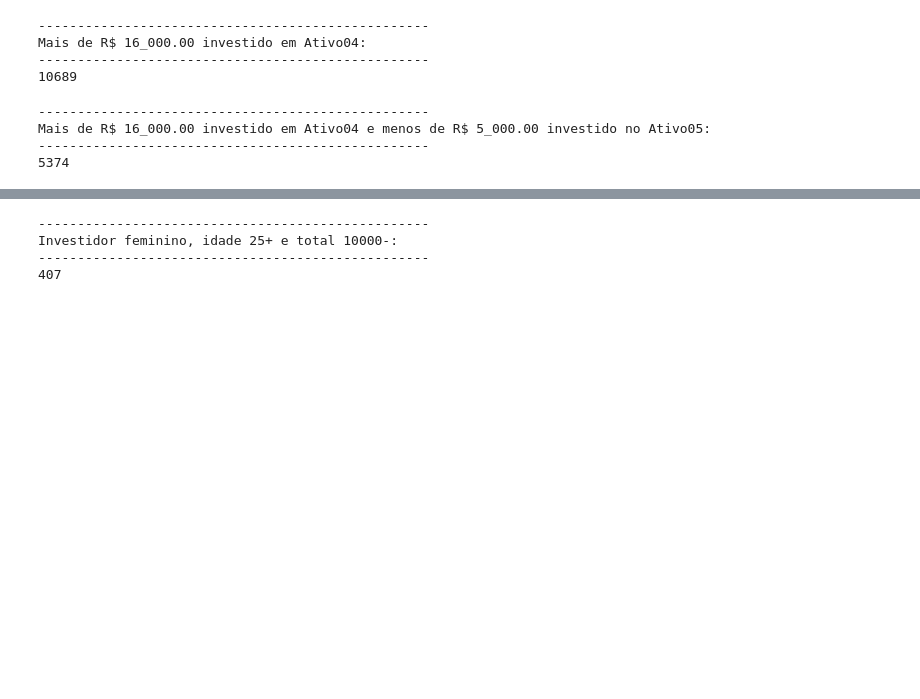
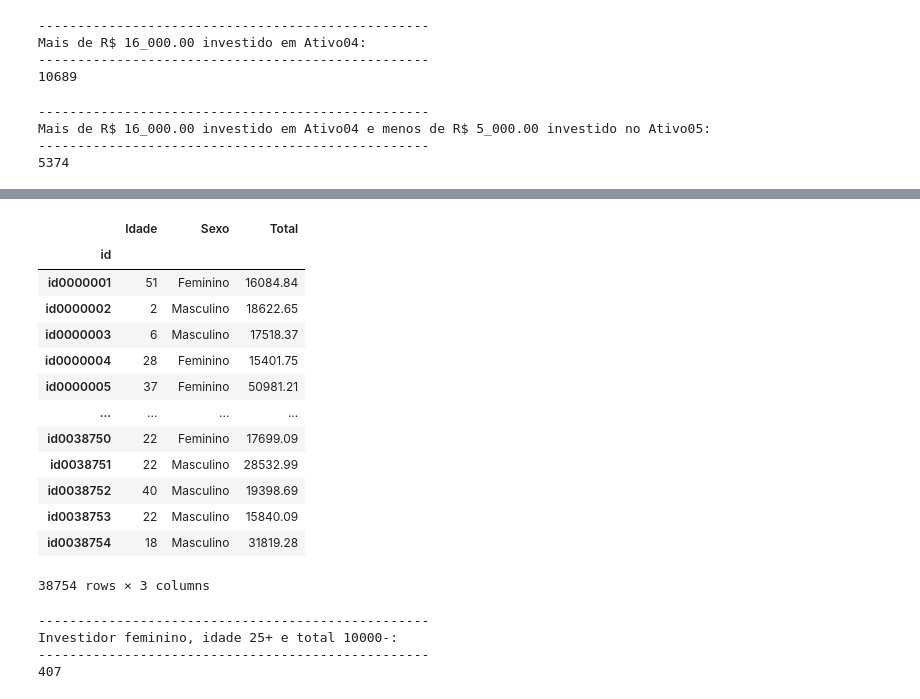
Before and after one commit to lvoltolini/970-lm-mod-III, a Jupyter notebook: Projeto Final/Proj_1_pandas_notebook.ipynb, the cells around one changed output, grey strips where cells are left out. Saved outputs shown, nothing was run; the diff lists cells and outputs as text; code cells hidden in the pictures; blank space fills up the shorter version.

```diff
--- a/Projeto Final/Proj_1_pandas_notebook.ipynb
+++ b/Projeto Final/Proj_1_pandas_notebook.ipynb
@@ -781,3 +798,22 @@ Mais de R$ 16_000.00 investido em Ativo04 e menos de R$ 5_000.00 investido no At
+# %%
+col_1 = ['Idade'] # Dados da df 'total_fixed'
+col_2 = ['Sexo', 'Total'] # Dados da df 'df'
+total_fixed[col_1].merge(df[col_2], left_index = True, right_index = True)
+# %% [output]
+|  | Idade | Sexo | Total |
+| id |  |  |  |
+| id0000001 | 51 | Feminino | 16084.84 |
+| id0000002 | 2 | Masculino | 18622.65 |
+| id0000003 | 6 | Masculino | 17518.37 |
+| id0000004 | 28 | Feminino | 15401.75 |
+| id0000005 | 37 | Feminino | 50981.21 |
+| ... | ... | ... | ... |
+| id0038750 | 22 | Feminino | 17699.09 |
+| id0038751 | 22 | Masculino | 28532.99 |
+| id0038752 | 40 | Masculino | 19398.69 |
+| id0038753 | 22 | Masculino | 15840.09 |
+| id0038754 | 18 | Masculino | 31819.28 |
+38754 rows × 3 columns
 # %%
 # Investidor feminino, idade 25+ e total 10000-
 
```
Also changed, not shown: parts of 7 cells of this notebook.
